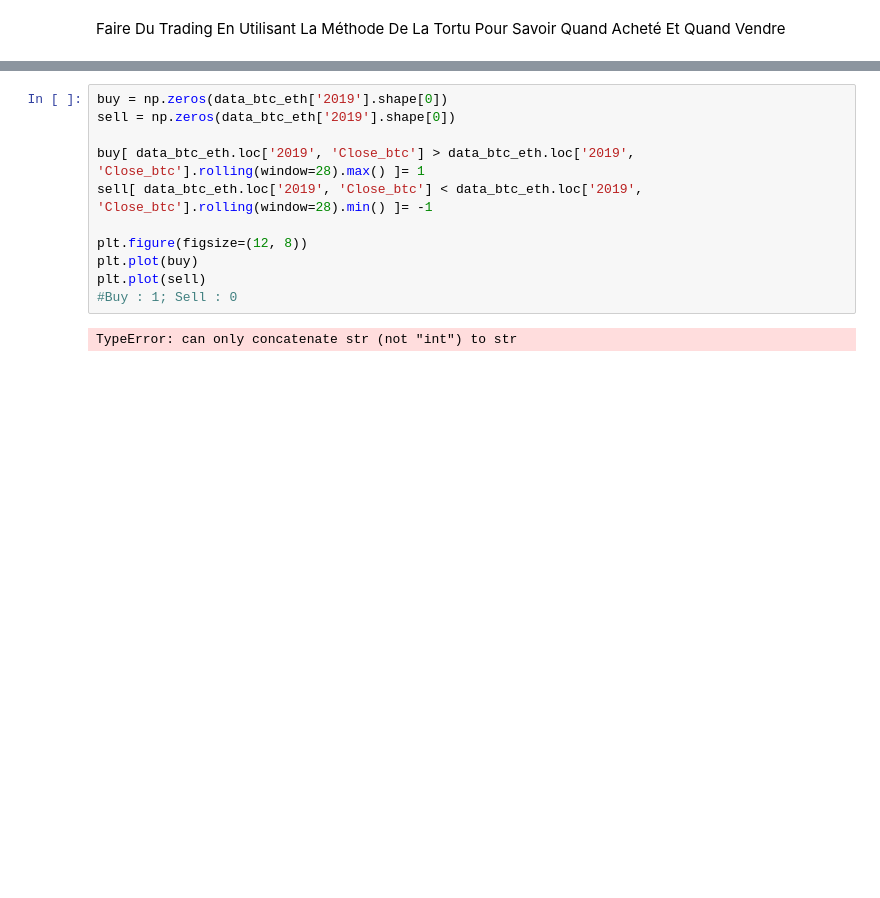
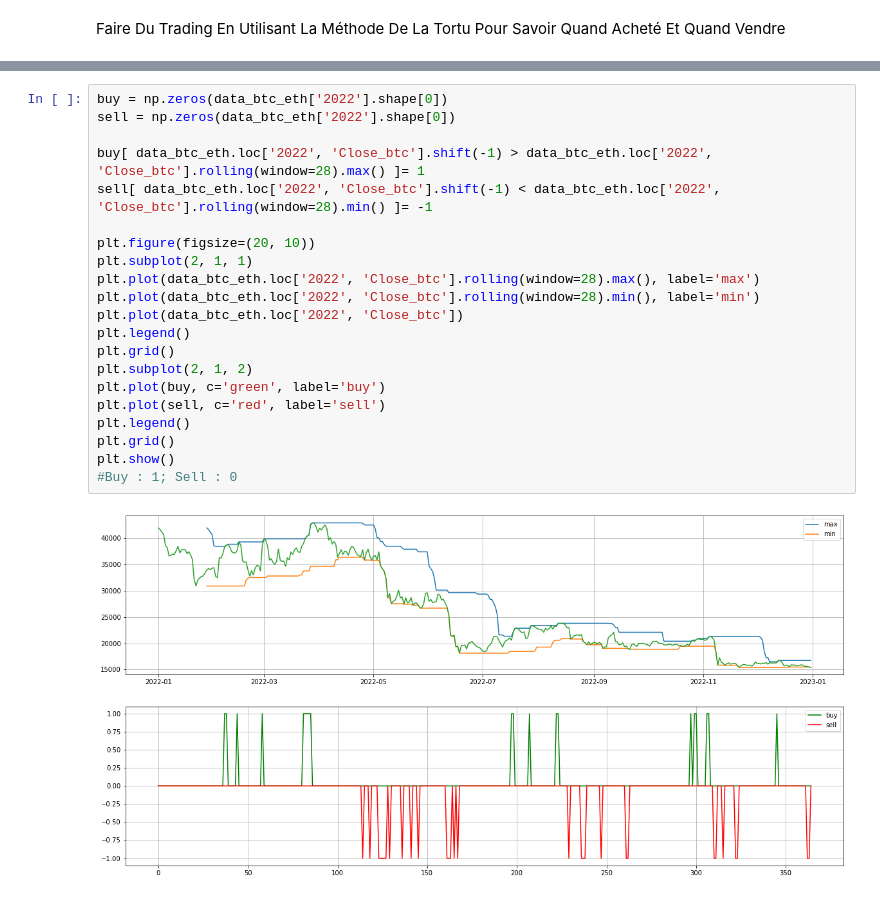
Before and after one commit to mohamed063197/Data-scientist, a Jupyter notebook: 02_Calcule_numérique-numpy_pandas + Application.ipynb, the cells around one changed output, grey strips where cells are left out. Drawn from its saved outputs; the diff is of its cells as text; blank space fills up the shorter version.

```diff
--- a/02_Calcule_numérique-numpy_pandas + Application.ipynb
+++ b/02_Calcule_numérique-numpy_pandas + Application.ipynb
@@ -1056,13 +1056,23 @@ plt.show()
 # %%
-buy = np.zeros(data_btc_eth['2019'].shape[0])
-sell = np.zeros(data_btc_eth['2019'].shape[0])
+buy = np.zeros(data_btc_eth['2022'].shape[0])
+sell = np.zeros(data_btc_eth['2022'].shape[0])
 
-buy[ data_btc_eth.loc['2019', 'Close_btc'] > data_btc_eth.loc['2019', 'Close_btc'].rolling(window=28).max() ]= 1
-sell[ data_btc_eth.loc['2019', 'Close_btc'] < data_btc_eth.loc['2019', 'Close_btc'].rolling(window=28).min() ]= -1
+buy[ data_btc_eth.loc['2022', 'Close_btc'].shift(-1) > data_btc_eth.loc['2022', 'Close_btc'].rolling(window=28).max() ]= 1
+sell[ data_btc_eth.loc['2022', 'Close_btc'].shift(-1) < data_btc_eth.loc['2022', 'Close_btc'].rolling(window=28).min() ]= -1
 
-plt.figure(figsize=(12, 8))
-plt.plot(buy)
-plt.plot(sell)
+plt.figure(figsize=(20, 10))
+plt.subplot(2, 1, 1)
+plt.plot(data_btc_eth.loc['2022', 'Close_btc'].rolling(window=28).max(), label='max')
+plt.plot(data_btc_eth.loc['2022', 'Close_btc'].rolling(window=28).min(), label='min')
+plt.plot(data_btc_eth.loc['2022', 'Close_btc'])
+plt.legend()
+plt.grid()
+plt.subplot(2, 1, 2)
+plt.plot(buy, c='green', label='buy')
+plt.plot(sell, c='red', label='sell')
+plt.legend()
+plt.grid()
+plt.show()
 #Buy : 1; Sell : 0
 # %% [output]
-TypeError: can only concatenate str (not "int") to str
+[figure, added]
```
Also changed, not shown: parts of 5 cells of this notebook, 3 other files.
